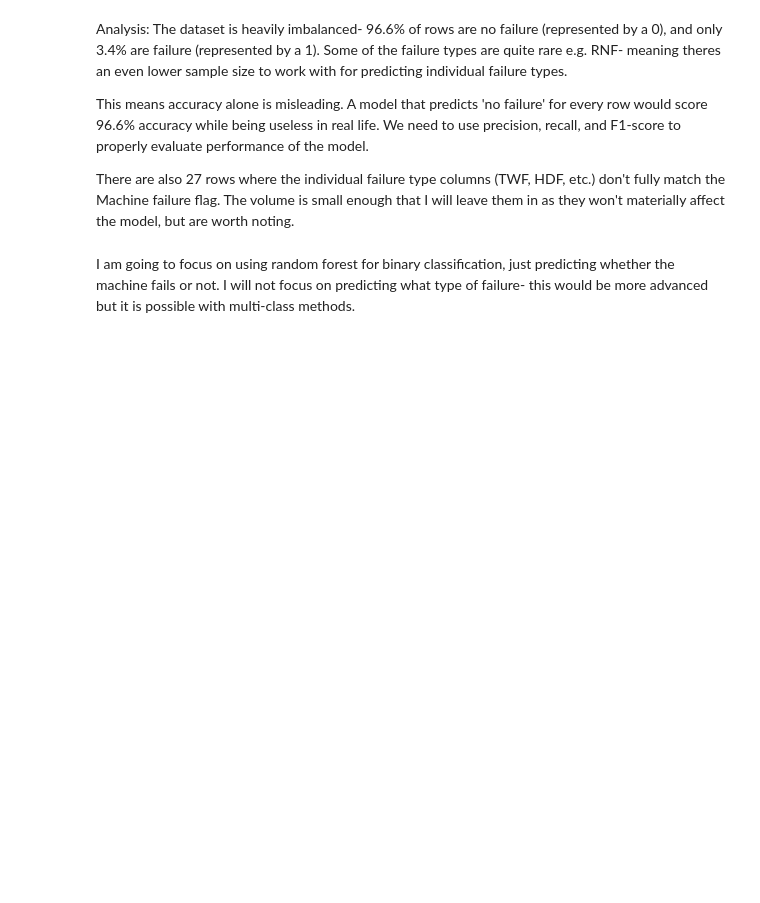
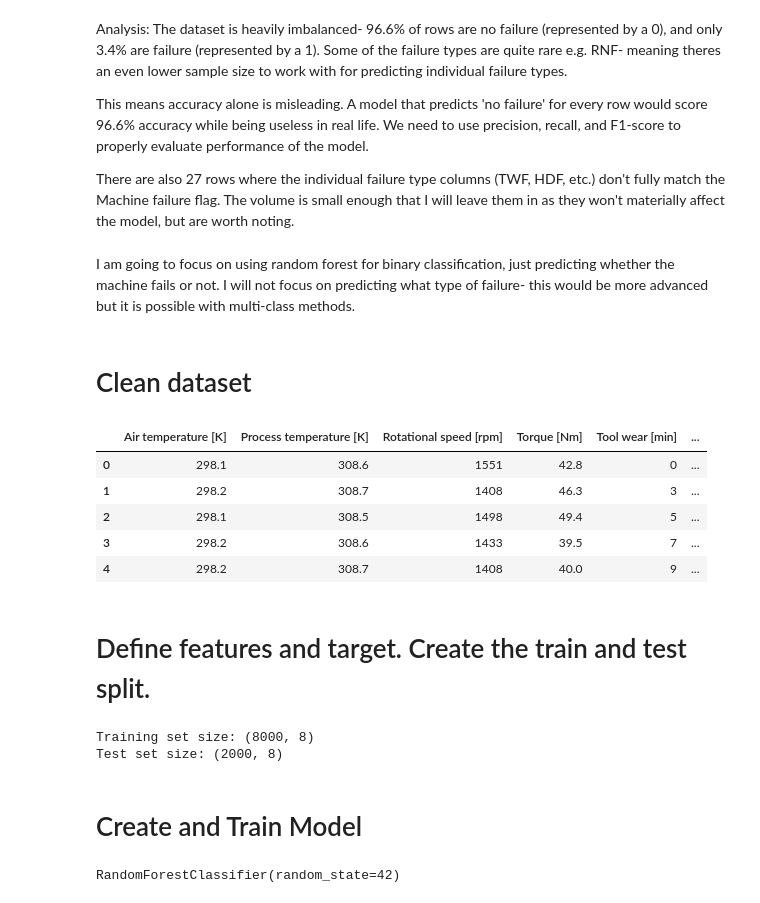
Before and after one commit to sba25046/ml-test, a Jupyter notebook: machine_failure_random_forest_code.ipynb, the cells around one changed output. Cells and saved outputs as stored; diff of their text form; code cells hidden in the pictures; blank space fills up the shorter version.

Commit message:
added one-hot encoding, removed the failure types, created test and train split, added the random forest model code

```diff
--- a/machine_failure_random_forest_code.ipynb
+++ b/machine_failure_random_forest_code.ipynb
@@ -96,3 +96,43 @@ This means accuracy alone is misleading. A model that predicts 'no failure' for
 There are also 27 rows where the individual failure type columns (TWF, HDF, etc.) don't fully match the Machine failure flag. The volume is small enough that I will leave them in as they won't materially affect the model, but are worth noting.
 # %% [markdown]
 I am going to focus on using random forest for binary classification, just predicting whether the machine fails or not. I will not focus on predicting what type of failure- this would be more advanced but it is possible with multi-class methods.
+# %% [markdown]
+# Clean dataset
+# %%
+# Drop columns not needed: identifiers and individual failure type breakdowns
+df = df.drop(columns=['UDI', 'Product ID', 'TWF', 'HDF', 'PWF', 'OSF', 'RNF'])
+
+# Encode the 'Type' column (L/M/H) using one-hot encoding so the model only receives numerical data
+df = pd.get_dummies(df, columns=['Type'], drop_first=False)
+
+df.head()
+# %% [output]
+|  | Air temperature [K] | Process temperature [K] | Rotational speed [rpm] | Torque [Nm] | Tool wear [min] | ... |
+| 0 | 298.1 | 308.6 | 1551 | 42.8 | 0 | ... |
+| 1 | 298.2 | 308.7 | 1408 | 46.3 | 3 | ... |
+| 2 | 298.1 | 308.5 | 1498 | 49.4 | 5 | ... |
+| 3 | 298.2 | 308.6 | 1433 | 39.5 | 7 | ... |
+| 4 | 298.2 | 308.7 | 1408 | 40.0 | 9 | ... |
+# %% [markdown]
+# Define features and target. Create the train and test split.
+# %%
+X = df.drop(columns=['Machine failure'])
+y = df['Machine failure']
+
+X_train, X_test, y_train, y_test = train_test_split(
+    X, y, test_size=0.2, random_state=42
+)
+
+print(f"Training set size: {X_train.shape}")
+print(f"Test set size: {X_test.shape}")
+# %% [output]
+Training set size: (8000, 8)
+Test set size: (2000, 8)
+# %% [markdown]
+# Create and Train Model
+# %%
+# Basic Random Forest
+rf_model = RandomForestClassifier(random_state=42)
+rf_model.fit(X_train, y_train)
+# %% [output]
+RandomForestClassifier(random_state=42)
```
Also changed, not shown: parts of 1 cell of this notebook.
